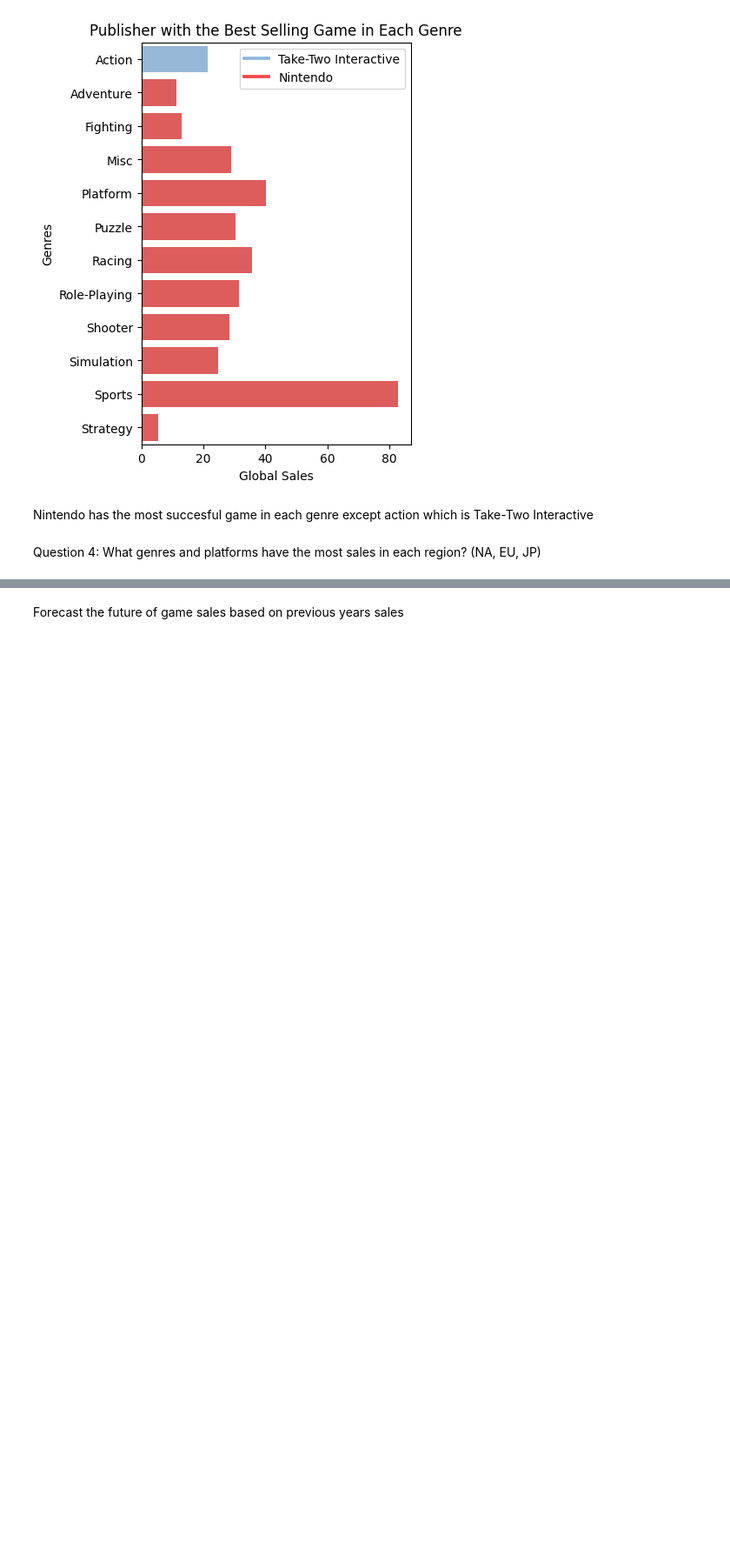
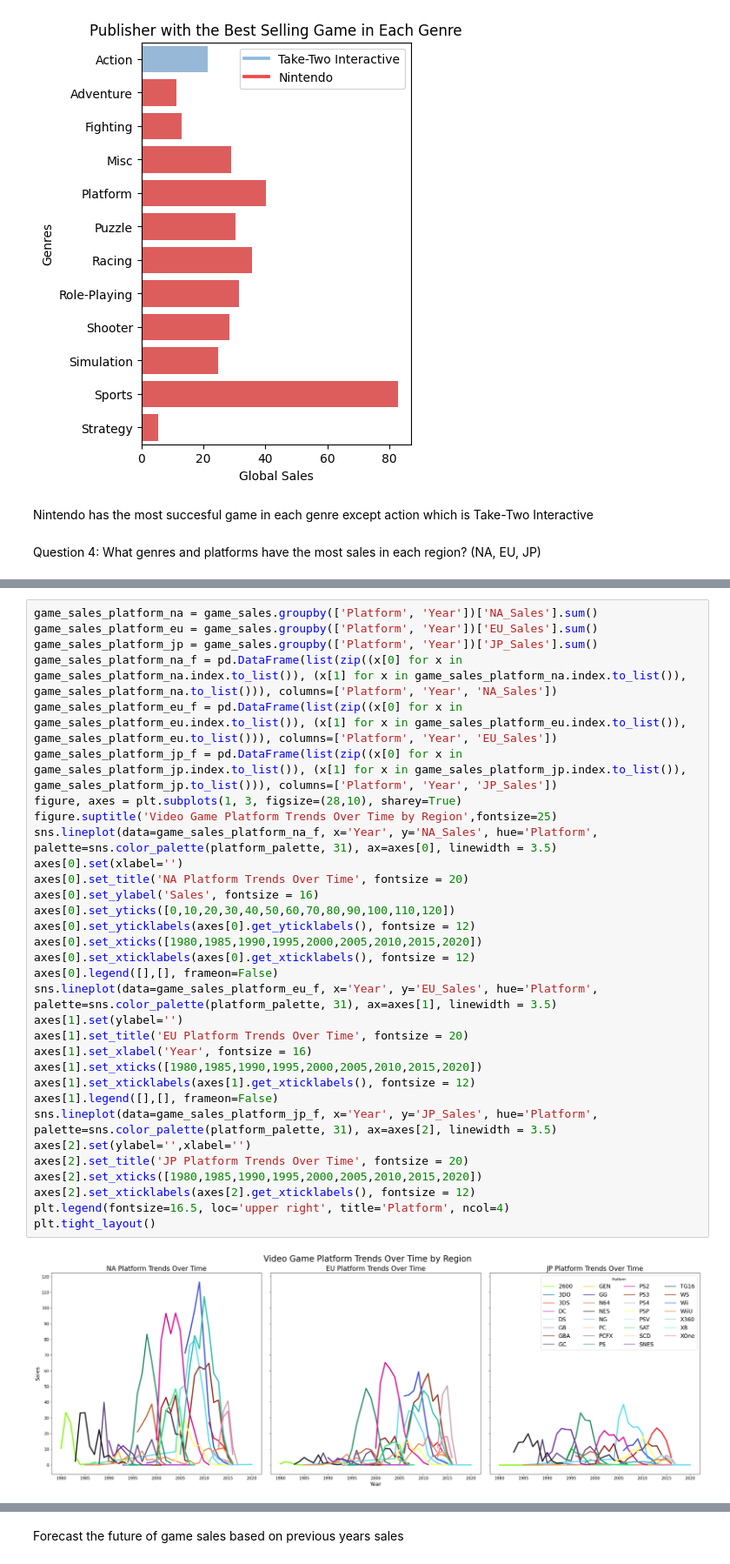
Before and after one commit to nstanfield/Video-Game-Sales-Analysis, a Jupyter notebook: Game_Sales_Analysis.ipynb, the cells around one changed output, grey strips where cells are left out. Shown at 87% size. Drawn from its saved outputs; the diff is of its cells as text; blank space fills up the shorter version.

```diff
--- a/Game_Sales_Analysis.ipynb
+++ b/Game_Sales_Analysis.ipynb
@@ -482,0 +531,34 @@ plt.tight_layout()
+# %%
+game_sales_platform_na = game_sales.groupby(['Platform', 'Year'])['NA_Sales'].sum()
+game_sales_platform_eu = game_sales.groupby(['Platform', 'Year'])['EU_Sales'].sum()
+game_sales_platform_jp = game_sales.groupby(['Platform', 'Year'])['JP_Sales'].sum()
+game_sales_platform_na_f = pd.DataFrame(list(zip((x[0] for x in game_sales_platform_na.index.to_list()), (x[1] for x in game_sales_platform_na.index.to_list()), game_sales_platform_na.to_list())), columns=['Platform', 'Year', 'NA_Sales'])
+game_sales_platform_eu_f = pd.DataFrame(list(zip((x[0] for x in game_sales_platform_eu.index.to_list()), (x[1] for x in game_sales_platform_eu.index.to_list()), game_sales_platform_eu.to_list())), columns=['Platform', 'Year', 'EU_Sales'])
+game_sales_platform_jp_f = pd.DataFrame(list(zip((x[0] for x in game_sales_platform_jp.index.to_list()), (x[1] for x in game_sales_platform_jp.index.to_list()), game_sales_platform_jp.to_list())), columns=['Platform', 'Year', 'JP_Sales'])
+figure, axes = plt.subplots(1, 3, figsize=(28,10), sharey=True)
+figure.suptitle('Video Game Platform Trends Over Time by Region',fontsize=25)
+sns.lineplot(data=game_sales_platform_na_f, x='Year', y='NA_Sales', hue='Platform', palette=sns.color_palette(platform_palette, 31), ax=axes[0], linewidth = 3.5)
+axes[0].set(xlabel='')
+axes[0].set_title('NA Platform Trends Over Time', fontsize = 20)
+axes[0].set_ylabel('Sales', fontsize = 16)
+axes[0].set_yticks([0,10,20,30,40,50,60,70,80,90,100,110,120])
+axes[0].set_yticklabels(axes[0].get_yticklabels(), fontsize = 12)
+axes[0].set_xticks([1980,1985,1990,1995,2000,2005,2010,2015,2020])
+axes[0].set_xticklabels(axes[0].get_xticklabels(), fontsize = 12)
+axes[0].legend([],[], frameon=False)
+sns.lineplot(data=game_sales_platform_eu_f, x='Year', y='EU_Sales', hue='Platform', palette=sns.color_palette(platform_palette, 31), ax=axes[1], linewidth = 3.5)
+axes[1].set(ylabel='')
+axes[1].set_title('EU Platform Trends Over Time', fontsize = 20)
+axes[1].set_xlabel('Year', fontsize = 16)
+axes[1].set_xticks([1980,1985,1990,1995,2000,2005,2010,2015,2020])
+axes[1].set_xticklabels(axes[1].get_xticklabels(), fontsize = 12)
+axes[1].legend([],[], frameon=False)
+sns.lineplot(data=game_sales_platform_jp_f, x='Year', y='JP_Sales', hue='Platform', palette=sns.color_palette(platform_palette, 31), ax=axes[2], linewidth = 3.5)
+axes[2].set(ylabel='',xlabel='')
+axes[2].set_title('JP Platform Trends Over Time', fontsize = 20)
+axes[2].set_xticks([1980,1985,1990,1995,2000,2005,2010,2015,2020])
+axes[2].set_xticklabels(axes[2].get_xticklabels(), fontsize = 12)
+plt.legend(fontsize=16.5, loc='upper right', title='Platform', ncol=4)
+plt.tight_layout()
+# %% [output]
+[figure, added]
```
Also changed, not shown: parts of 7 cells of this notebook.
